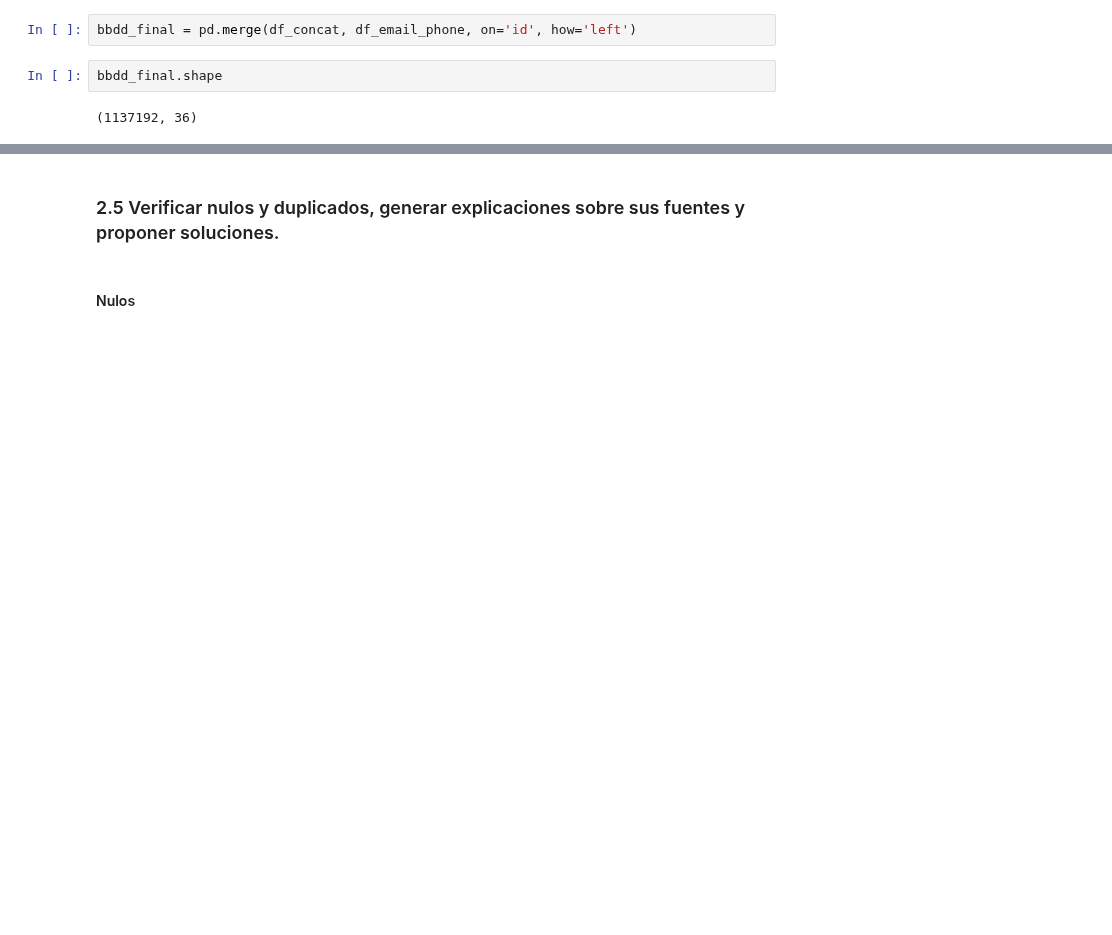
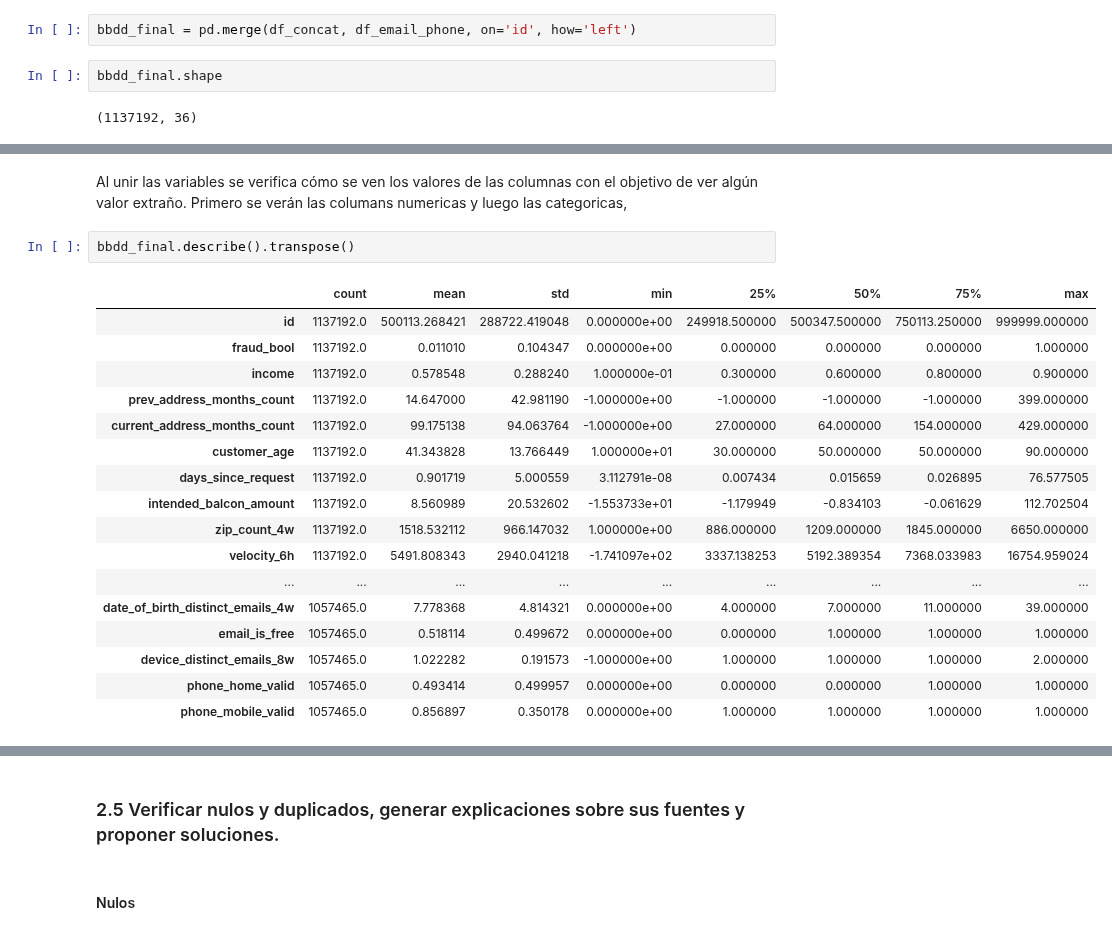
Before and after one commit to RaulSilvaA/MDS7202-mora-silva, a Jupyter notebook: Proyecto1/Proyecto.ipynb, the cells around one changed output, grey strips where cells are left out. Saved outputs shown, nothing was run; the diff lists cells and outputs as text; blank space fills up the shorter version.

```diff
--- a/Proyecto1/Proyecto.ipynb
+++ b/Proyecto1/Proyecto.ipynb
@@ -336,0 +426,22 @@ bbdd_final.shape
+# %% [markdown]
+Al unir las variables se verifica cómo se ven los valores de las columnas con el objetivo de ver algún valor extraño. Primero se verán las columans numericas y luego las categoricas,
+# %%
+bbdd_final.describe().transpose()
+# %% [output]
+|  | count | mean | std | min | 25% | 50% | 75% | max |
+| id | 1137192.0 | 500113.268421 | 288722.419048 | 0.000000e+00 | 249918.500000 | 500347.500000 | 750113.250000 | 999999.000000 |
+| fraud_bool | 1137192.0 | 0.011010 | 0.104347 | 0.000000e+00 | 0.000000 | 0.000000 | 0.000000 | 1.000000 |
+| income | 1137192.0 | 0.578548 | 0.288240 | 1.000000e-01 | 0.300000 | 0.600000 | 0.800000 | 0.900000 |
+| prev_address_months_count | 1137192.0 | 14.647000 | 42.981190 | -1.000000e+00 | -1.000000 | -1.000000 | -1.000000 | 399.000000 |
+| current_address_months_count | 1137192.0 | 99.175138 | 94.063764 | -1.000000e+00 | 27.000000 | 64.000000 | 154.000000 | 429.000000 |
+| customer_age | 1137192.0 | 41.343828 | 13.766449 | 1.000000e+01 | 30.000000 | 50.000000 | 50.000000 | 90.000000 |
+| days_since_request | 1137192.0 | 0.901719 | 5.000559 | 3.112791e-08 | 0.007434 | 0.015659 | 0.026895 | 76.577505 |
+| intended_balcon_amount | 1137192.0 | 8.560989 | 20.532602 | -1.553733e+01 | -1.179949 | -0.834103 | -0.061629 | 112.702504 |
+| zip_count_4w | 1137192.0 | 1518.532112 | 966.147032 | 1.000000e+00 | 886.000000 | 1209.000000 | 1845.000000 | 6650.000000 |
+| velocity_6h | 1137192.0 | 5491.808343 | 2940.041218 | -1.741097e+02 | 3337.138253 | 5192.389354 | 7368.033983 | 16754.959024 |
+| ... | ... | ... | ... | ... | ... | ... | ... | ... |
+| date_of_birth_distinct_emails_4w | 1057465.0 | 7.778368 | 4.814321 | 0.000000e+00 | 4.000000 | 7.000000 | 11.000000 | 39.000000 |
+| email_is_free | 1057465.0 | 0.518114 | 0.499672 | 0.000000e+00 | 0.000000 | 1.000000 | 1.000000 | 1.000000 |
+| device_distinct_emails_8w | 1057465.0 | 1.022282 | 0.191573 | -1.000000e+00 | 1.000000 | 1.000000 | 1.000000 | 2.000000 |
+| phone_home_valid | 1057465.0 | 0.493414 | 0.499957 | 0.000000e+00 | 0.000000 | 0.000000 | 1.000000 | 1.000000 |
+| phone_mobile_valid | 1057465.0 | 0.856897 | 0.350178 | 0.000000e+00 | 1.000000 | 1.000000 | 1.000000 | 1.000000 |
```
Also changed, not shown: parts of 67 cells of this notebook.
